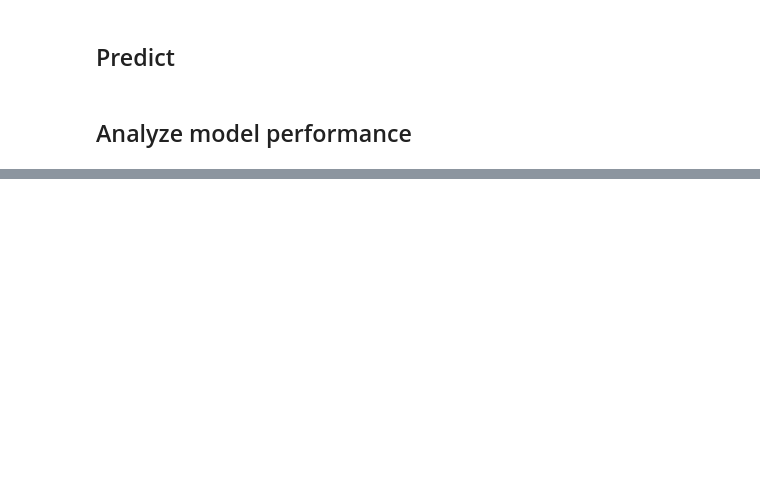
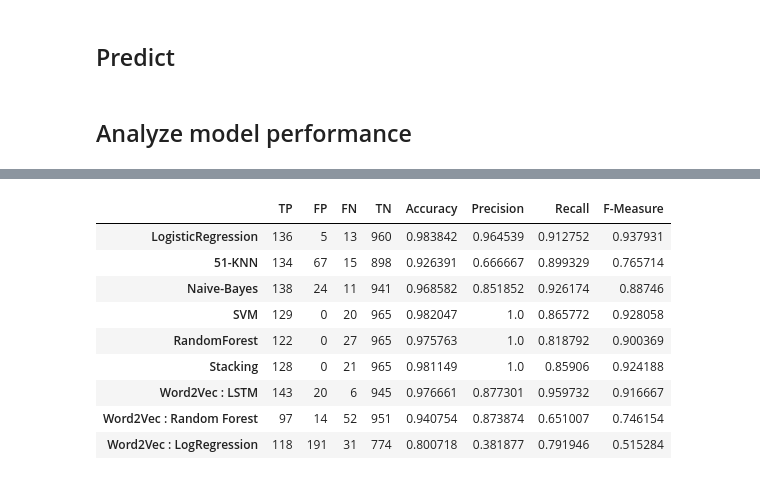
Before and after one commit to naveenkarya/SMSSpamDetection, a Jupyter notebook: Spam_Detection.ipynb, the cells around one changed output, grey strips where cells are left out. Drawn from its saved outputs; the diff is of its cells as text; code cells hidden in the pictures; blank space fills up the shorter version.

```diff
--- a/Spam_Detection.ipynb
+++ b/Spam_Detection.ipynb
@@ -394,0 +772,7 @@ model.most_similar(positive=["king", "woman"], negative='man')
+# %%
+# Use the trained model to make predictions on the test data
+y_pred = rf_model.predict(X_test_vect_avg)
+y_pred = (y_pred>0.5)
+# %%
+res_df_t.loc['Word2Vec : Random Forest'] = evaluate_pred(ytest,y_pred)
+res_df_t
@@ -394,0 +791,3 @@ model.most_similar(positive=["king", "woman"], negative='man')
+# %%
+logr = LogisticRegression(C=39)
+logr_model = logr.fit(X_train_vect_avg, ytrain.values.ravel())
@@ -394,0 +802,17 @@ model.most_similar(positive=["king", "woman"], negative='man')
+# %%
+y_pred = logr_model.predict(X_test_vect_avg)
+y_pred = (y_pred>0.5)
+# %%
+res_df_t.loc['Word2Vec : LogRegression'] = evaluate_pred(ytest,y_pred)
+res_df_t
+# %% [output]
+|  | TP | FP | FN | TN | Accuracy | Precision | Recall | F-Measure |
+| LogisticRegression | 136 | 5 | 13 | 960 | 0.983842 | 0.964539 | 0.912752 | 0.937931 |
+| 51-KNN | 134 | 67 | 15 | 898 | 0.926391 | 0.666667 | 0.899329 | 0.765714 |
+| Naive-Bayes | 138 | 24 | 11 | 941 | 0.968582 | 0.851852 | 0.926174 | 0.88746 |
+| SVM | 129 | 0 | 20 | 965 | 0.982047 | 1.0 | 0.865772 | 0.928058 |
+| RandomForest | 122 | 0 | 27 | 965 | 0.975763 | 1.0 | 0.818792 | 0.900369 |
+| Stacking | 128 | 0 | 21 | 965 | 0.981149 | 1.0 | 0.85906 | 0.924188 |
+| Word2Vec : LSTM | 143 | 20 | 6 | 945 | 0.976661 | 0.877301 | 0.959732 | 0.916667 |
+| Word2Vec : Random Forest | 97 | 14 | 52 | 951 | 0.940754 | 0.873874 | 0.651007 | 0.746154 |
+| Word2Vec : LogRegression | 118 | 191 | 31 | 774 | 0.800718 | 0.381877 | 0.791946 | 0.515284 |
```
Also changed, not shown: parts of 73 cells of this notebook.
